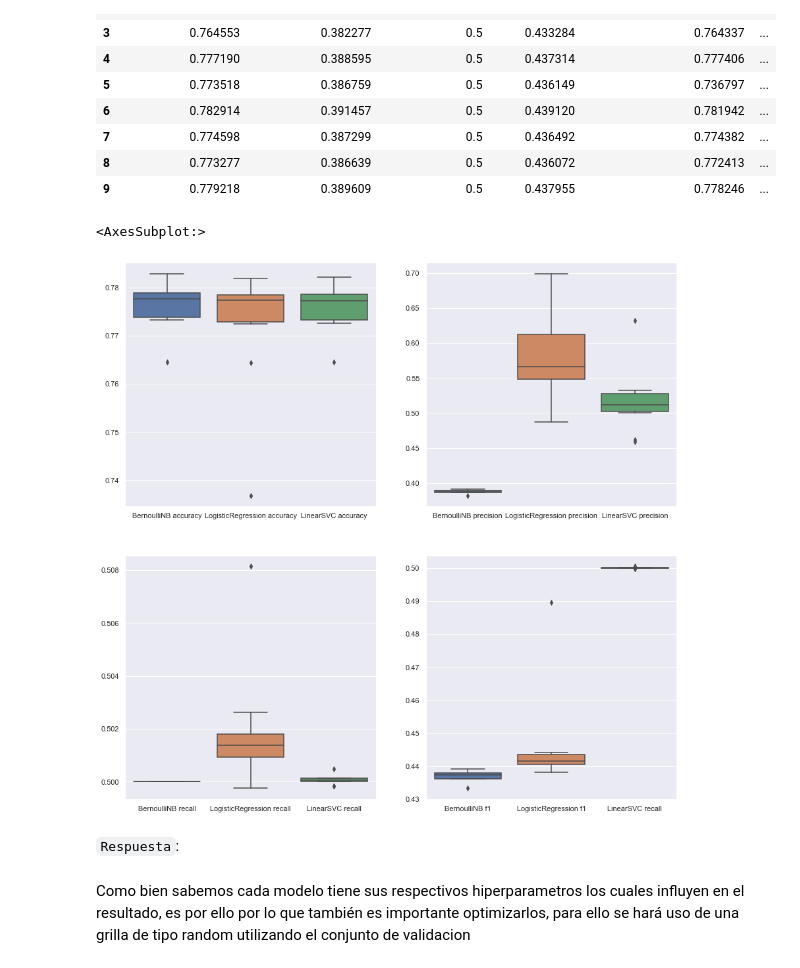
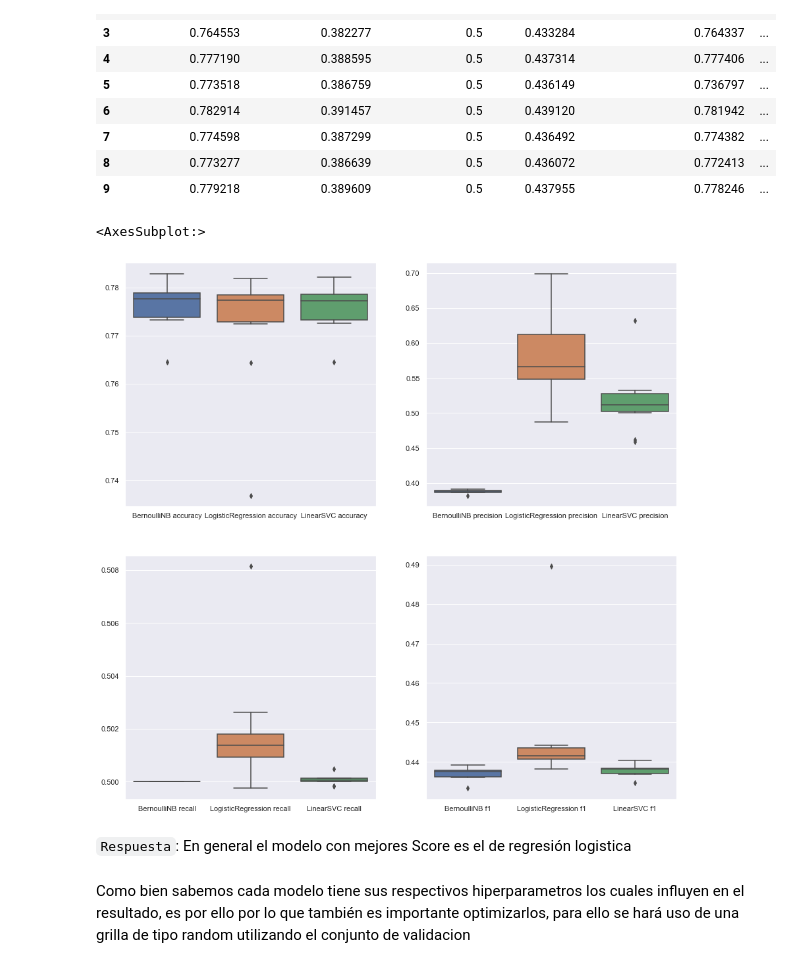
Before and after one commit to Bastian951/INF398-INTRODUCCION-AL-APRENDIZAJE-AUTOMATICO, a Jupyter notebook: Tarea 1/Tarea_1_ML_2022_1.ipynb, the cells around one changed output. Saved outputs shown, nothing was run; the diff lists cells and outputs as text; code cells hidden in the pictures.

```diff
--- a/Tarea 1/Tarea_1_ML_2022_1.ipynb
+++ b/Tarea 1/Tarea_1_ML_2022_1.ipynb
@@ -681,15 +683,15 @@ scores
 # %%
 # Mostrar el boxplot con los resultados por modelo
 fig, axs = plt.subplots(2,2,figsize=(15, 15))
 sns.boxplot(ax=axs[0,0],data=scores[["BernoulliNB accuracy","LogisticRegression accuracy","LinearSVC accuracy"]])
 sns.boxplot(ax=axs[0,1],data=scores[["BernoulliNB precision","LogisticRegression precision","LinearSVC precision"]])
 sns.boxplot(ax=axs[1,0],data=scores[["BernoulliNB recall","LogisticRegression recall","LinearSVC recall"]])
-sns.boxplot(ax=axs[1,1],data=scores[["BernoulliNB f1","LogisticRegression f1","LinearSVC recall"]])
+sns.boxplot(ax=axs[1,1],data=scores[["BernoulliNB f1","LogisticRegression f1","LinearSVC f1"]])
 # %% [output]
 <AxesSubplot:>
-[figure, old version]
+[figure, new version]
-# %% [markdown]
-`Respuesta`:
+# %% [markdown]
+`Respuesta`: En general el modelo con mejores Score es el de regresión logistica
 # %% [markdown]
 Como bien sabemos cada modelo tiene sus respectivos hiperparametros los cuales influyen en el resultado, es por ello por lo que también es importante optimizarlos, para ello se hará uso de una grilla de tipo random utilizando el conjunto de validacion
 # %% [markdown]
```
Also changed, not shown: parts of 27 cells of this notebook.
